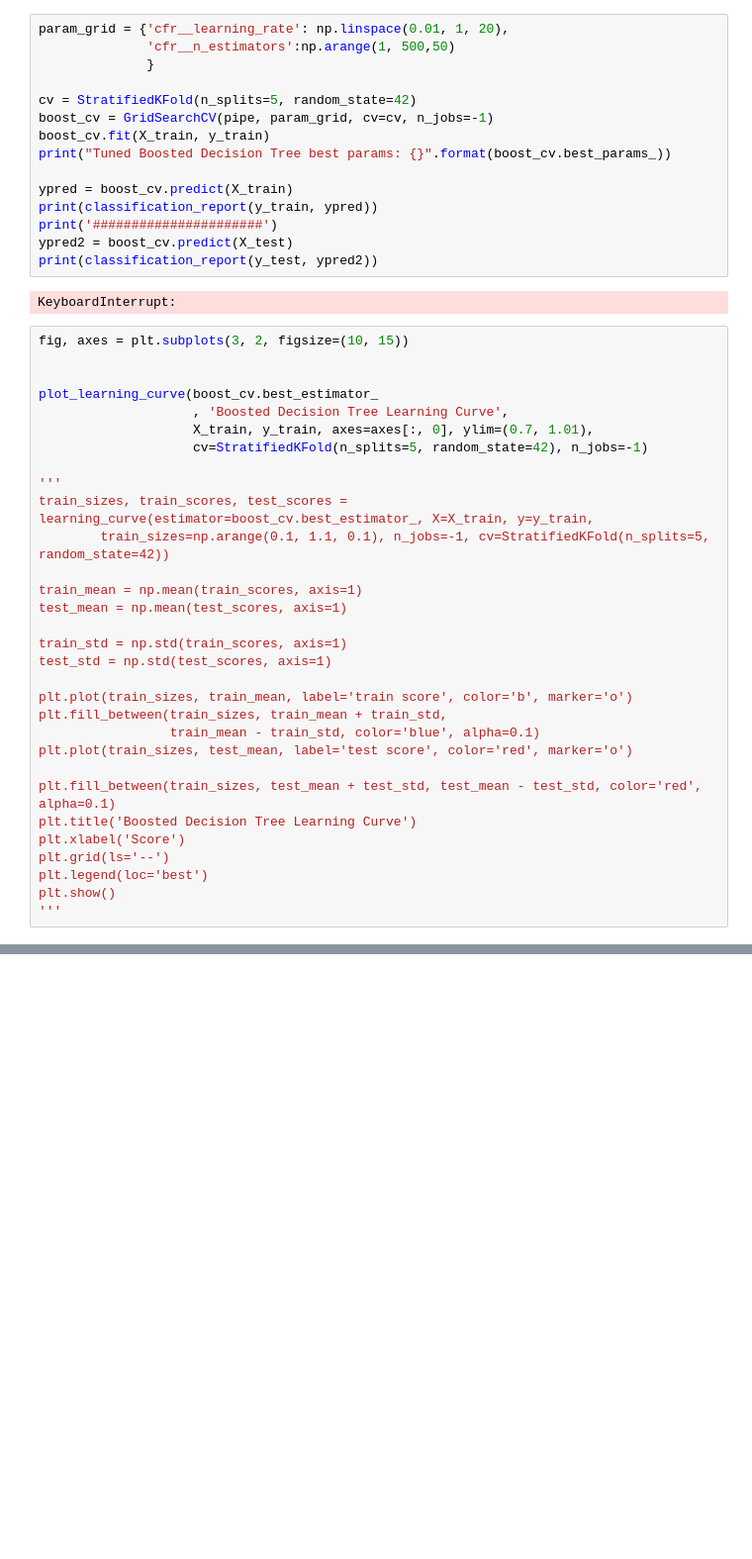
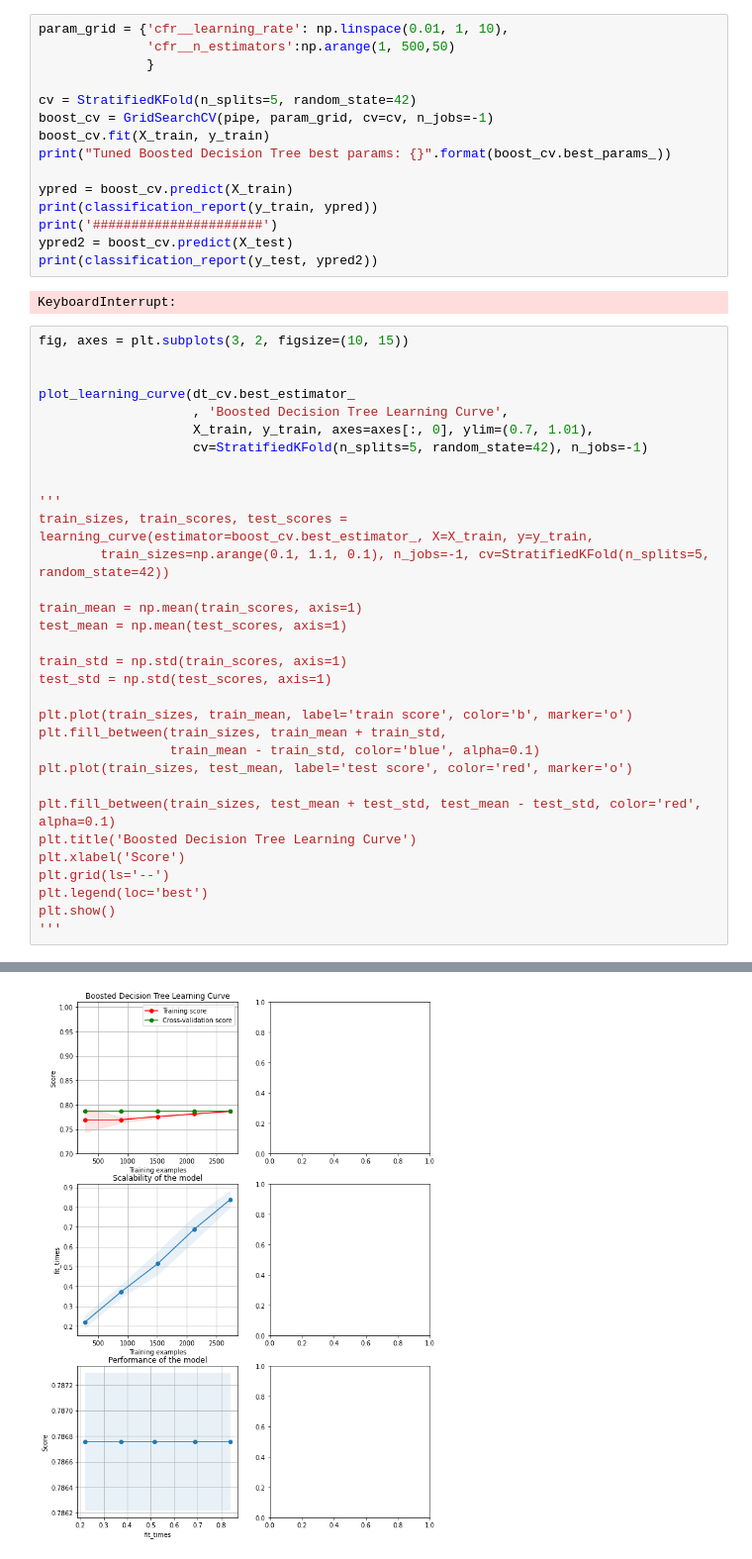
Before and after one commit to asif-rehan/CS7641-Machine-Learning, a Jupyter notebook: supervised_learning/src/Wine Quality.ipynb, the cells around one changed output, grey strips where cells are left out. Shown at 99% size. Drawn from its saved outputs; the diff is of its cells as text; blank space fills up the shorter version.

```diff
--- a/supervised_learning/src/Wine Quality.ipynb
+++ b/supervised_learning/src/Wine Quality.ipynb
@@ -714,5 +752,5 @@ plt.show()
 # %%
-param_grid = {'cfr__learning_rate': np.linspace(0.01, 1, 20),
+param_grid = {'cfr__learning_rate': np.linspace(0.01, 1, 10),
               'cfr__n_estimators':np.arange(1, 500,50)
               }
 
@@ -732,10 +770,11 @@ KeyboardInterrupt:
 fig, axes = plt.subplots(3, 2, figsize=(10, 15))
 
 
-plot_learning_curve(boost_cv.best_estimator_
+plot_learning_curve(dt_cv.best_estimator_
                     , 'Boosted Decision Tree Learning Curve',
                     X_train, y_train, axes=axes[:, 0], ylim=(0.7, 1.01),
                     cv=StratifiedKFold(n_splits=5, random_state=42), n_jobs=-1)
+
 
 '''
 train_sizes, train_scores, test_scores = learning_curve(estimator=boost_cv.best_estimator_, X=X_train, y=y_train,
@@ -759,3 +798,4 @@ plt.grid(ls='--')
 plt.legend(loc='best')
 plt.show()
 '''
+# %% [output]
@@ -761,0 +803 @@ plt.show()
+[figure, added]
```
Also changed, not shown: parts of 13 cells of this notebook, 1 other file.
